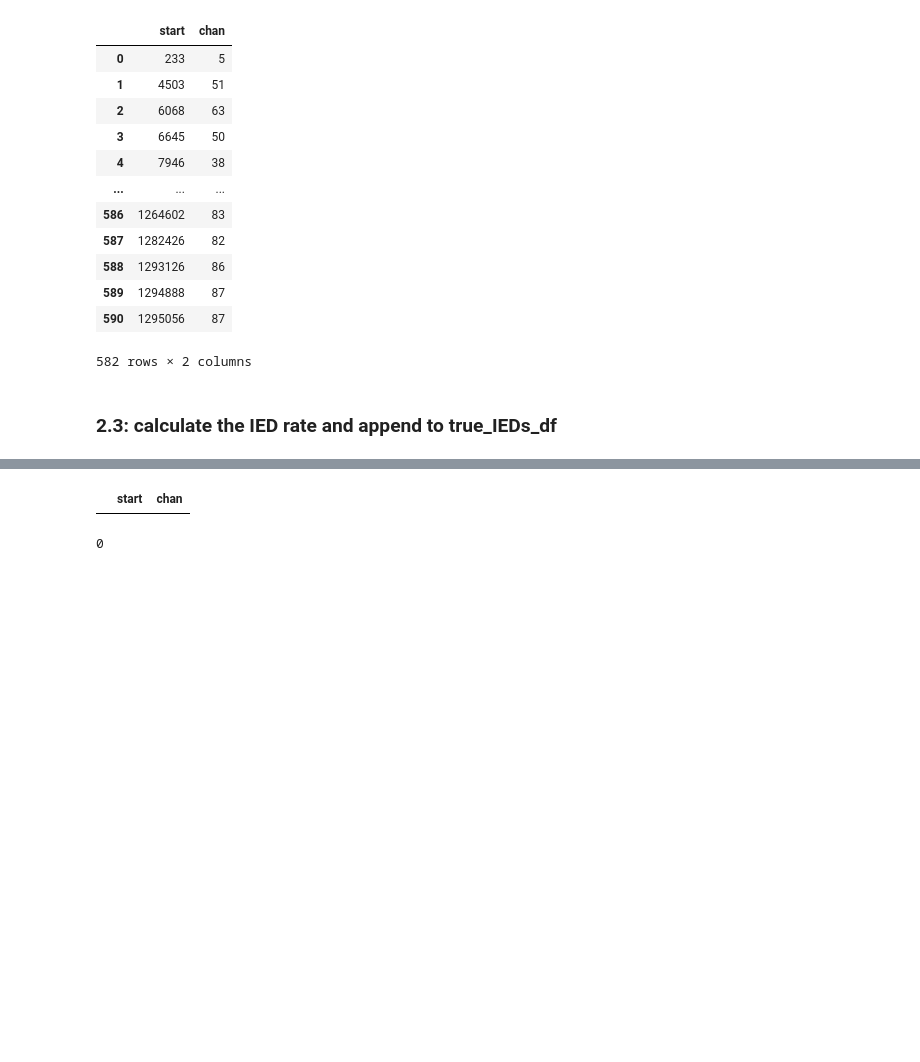
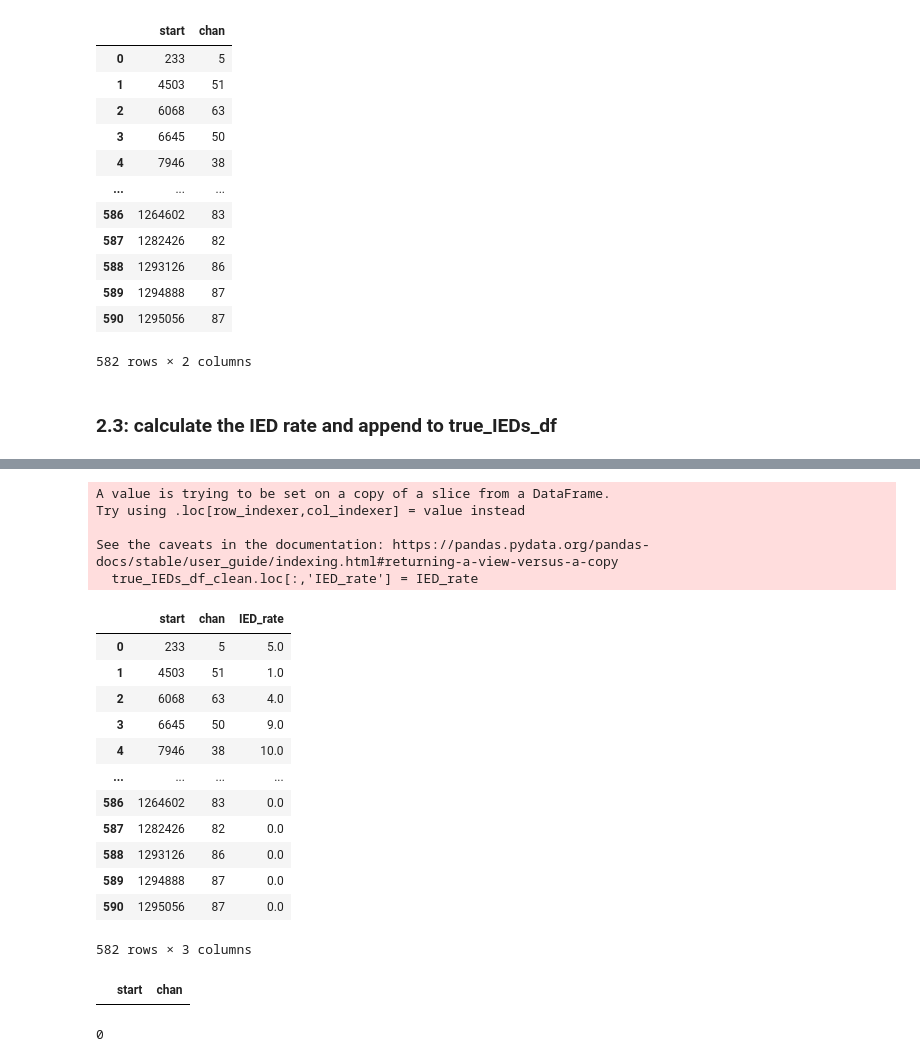
Before and after one commit to Simurgh818/IED_distributions, a Jupyter notebook: IED_distributions.ipynb, the cells around one changed output, grey strips where cells are left out. Cells and saved outputs as stored; diff of their text form; code cells hidden in the pictures; blank space fills up the shorter version.

Commit message:
IED_rate update, in progress.

```diff
--- a/IED_distributions.ipynb
+++ b/IED_distributions.ipynb
@@ -232,5 +230,9 @@ true_IEDs_df_clean
 ### 2.3: calculate the IED rate and append to true_IEDs_df
 # %%
 # fs=200 Hz, so to convert samples to rate IED/min: 200*60 sec = 12000, need to calculate the global number of IEDs from all channels every 12000 samples
-time = true_IED[-1,0]
-time
+time_start = true_IEDs_df_clean.iat[0,0]
+time_end = true_IEDs_df_clean.iat[-1,0]
+print(time_start,time_end)
+time = np.arange(1,time_end,12000)
+m_t = time.shape
+print(time, m)
@@ -236,0 +253,5 @@ time
+# %%
+time_bin = true_IEDs_df_clean[(true_IEDs_df_clean['start']>1) & (true_IEDs_df_clean['start']<= 12001)]
+count, w = np.shape(time_bin)
+print(count)
+time_bin
@@ -236,0 +271,11 @@ time
+# %%
+m, n = true_IEDs_df_clean.shape
+IED_rate = np.zeros((m))
+for idx, t in enumerate(time[:-2]):
+    # print(idx,t)
+    time_bin = true_IEDs_df_clean[(true_IEDs_df_clean['start']>time[idx]) & (true_IEDs_df_clean['start']<= time[idx+1])]
+    count, w = np.shape(time_bin)
+    # print(count)
+
+    IED_rate[idx:idx+count] =  [count for i in range (idx, idx+count)]
+    idx = idx+count
@@ -237,3 +308,25 @@ time
+# %%
+true_IEDs_df_clean.loc[:,'IED_rate'] = IED_rate
+true_IEDs_df_clean
+# %% [output]
+A value is trying to be set on a copy of a slice from a DataFrame.
+Try using .loc[row_indexer,col_indexer] = value instead
+
+See the caveats in the documentation: https://pandas.pydata.org/pandas-docs/stable/user_guide/indexing.html#returning-a-view-versus-a-copy
+  true_IEDs_df_clean.loc[:,'IED_rate'] = IED_rate
+|  | start | chan | IED_rate |
+| 0 | 233 | 5 | 5.0 |
+| 1 | 4503 | 51 | 1.0 |
+| 2 | 6068 | 63 | 4.0 |
+| 3 | 6645 | 50 | 9.0 |
+| 4 | 7946 | 38 | 10.0 |
+| ... | ... | ... | ... |
+| 586 | 1264602 | 83 | 0.0 |
+| 587 | 1282426 | 82 | 0.0 |
+| 588 | 1293126 | 86 | 0.0 |
+| 589 | 1294888 | 87 | 0.0 |
+| 590 | 1295056 | 87 | 0.0 |
+582 rows × 3 columns
 # %%
 true_IEDs_df[true_IEDs_df['chan']==42]
 # %% [output]
```
Also changed, not shown: parts of 5 cells of this notebook.
